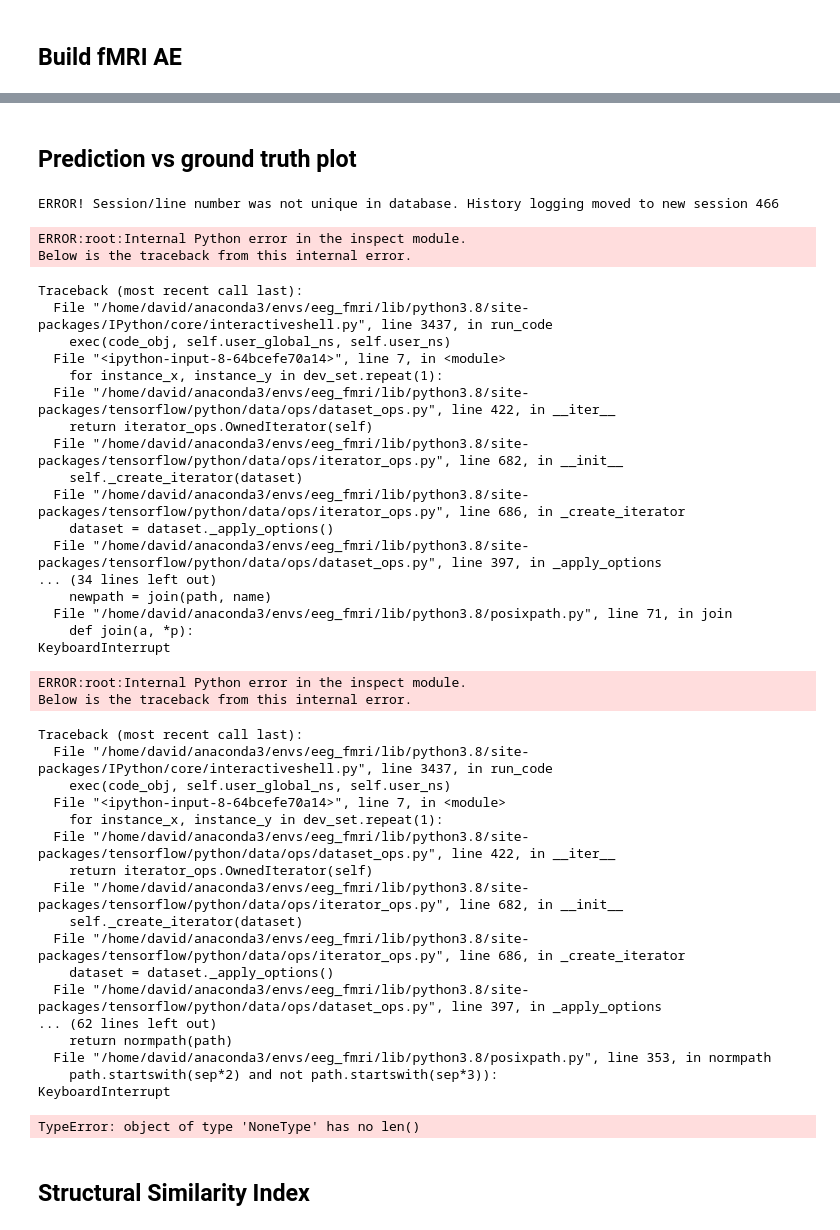
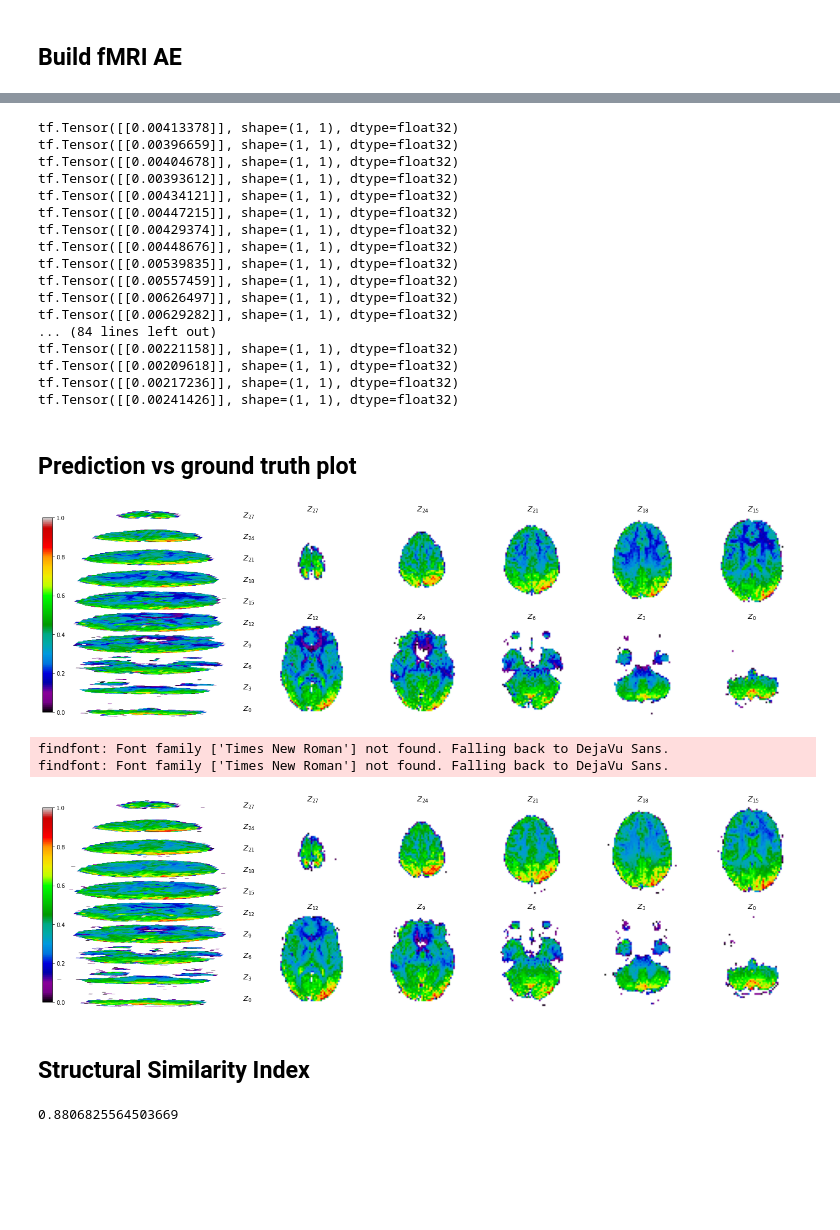
Before and after one commit to DCalhas/eeg_to_fmri, a Jupyter notebook: src/notebooks/eeg_to_fmri_activation.ipynb, the cells around one changed output, grey strips where cells are left out. Saved outputs shown, nothing was run; the diff lists cells and outputs as text; code cells hidden in the pictures; blank space fills up the shorter version.

```diff
--- a/src/notebooks/eeg_to_fmri_activation.ipynb
+++ b/src/notebooks/eeg_to_fmri_activation.ipynb
@@ -243,6 +79,6 @@ class EEG_to_fMRI(tf.keras.Model):
 # %%
 with tf.device('/CPU:0'):
-    model = EEG_to_fMRI(latent_dimension, eeg_train.shape[1:], na_specification, 4,
+    model = eeg_to_fmri.EEG_to_fMRI(latent_dimension, eeg_train.shape[1:], na_specification, 4,
                         weight_decay=0.000, skip_connections=True,
                         batch_norm=True, #dropout=False,
                         local=True, seed=None,
@@ -296,62 +120,51 @@ TypeError: object of type 'NoneType' has no len()
+# %%
+for instance_x, instance_y in dev_set.repeat(1):
+    print(losses_utils.mse(instance_y, model([instance_x, instance_y])[0]))
+# %% [output]
+tf.Tensor([[0.00413378]], shape=(1, 1), dtype=float32)
+tf.Tensor([[0.00396659]], shape=(1, 1), dtype=float32)
+tf.Tensor([[0.00404678]], shape=(1, 1), dtype=float32)
+tf.Tensor([[0.00393612]], shape=(1, 1), dtype=float32)
+tf.Tensor([[0.00434121]], shape=(1, 1), dtype=float32)
+tf.Tensor([[0.00447215]], shape=(1, 1), dtype=float32)
+tf.Tensor([[0.00429374]], shape=(1, 1), dtype=float32)
+tf.Tensor([[0.00448676]], shape=(1, 1), dtype=float32)
+tf.Tensor([[0.00539835]], shape=(1, 1), dtype=float32)
+tf.Tensor([[0.00557459]], shape=(1, 1), dtype=float32)
+tf.Tensor([[0.00626497]], shape=(1, 1), dtype=float32)
+tf.Tensor([[0.00629282]], shape=(1, 1), dtype=float32)
+... (84 lines left out)
+tf.Tensor([[0.00221158]], shape=(1, 1), dtype=float32)
+tf.Tensor([[0.00209618]], shape=(1, 1), dtype=float32)
+tf.Tensor([[0.00217236]], shape=(1, 1), dtype=float32)
+tf.Tensor([[0.00241426]], shape=(1, 1), dtype=float32)
 # %% [markdown]
 ## Prediction vs ground truth plot
 # %%
 from utils import viz_utils
 
-save_path = "/home/david/eeg_to_fmri/plots/100_instances/"
+save_path = "/home/ist_davidcalhas/eeg_to_fmri/plots/100_instances/"
 plot_format="png"
 
 instance = 1
 for instance_x, instance_y in dev_set.repeat(1):
     fig = viz_utils.plot_3D_representation_projected_slices(instance_y.numpy()[0])
-    plt.savefig(save_path + str(instance) + "_ground_truth."+plot_format, format=plot_format)
+    #plt.savefig(save_path + str(instance) + "_ground_truth."+plot_format, format=plot_format)
+    fig.show()
 
     fig = viz_utils.plot_3D_representation_projected_slices(model([instance_x, instance_y])[0].numpy()[0])
-    plt.savefig(save_path + str(instance) + "_predicted."+plot_format, format=plot_format)
-
+    #plt.savefig(save_path + str(instance) + "_predicted."+plot_format, format=plot_format)
+    fig.show()
     instance += 1
+    break
 # %% [output]
+[figure, added]
-ERROR! Session/line number was not unique in database. History logging moved to new session 466
+findfont: Font family ['Times New Roman'] not found. Falling back to DejaVu Sans.
+findfont: Font family ['Times New Roman'] not found. Falling back to DejaVu Sans.
-ERROR:root:Internal Python error in the inspect module.
-Below is the traceback from this internal error.
-Traceback (most recent call last):
-  File "/home/david/anaconda3/envs/eeg_fmri/lib/python3.8/site-packages/IPython/core/interactiveshell.py", line 3437, in run_code
-    exec(code_obj, self.user_global_ns, self.user_ns)
-  File "<ipython-input-8-64bcefe70a14>", line 7, in <module>
-    for instance_x, instance_y in dev_set.repeat(1):
-  File "/home/david/anaconda3/envs/eeg_fmri/lib/python3.8/site-packages/tensorflow/python/data/ops/dataset_ops.py", line 422, in __iter__
-    return iterator_ops.OwnedIterator(self)
-  File "/home/david/anaconda3/envs/eeg_fmri/lib/python3.8/site-packages/tensorflow/python/data/ops/iterator_ops.py", line 682, in __init__
-    self._create_iterator(dataset)
-  File "/home/david/anaconda3/envs/eeg_fmri/lib/python3.8/site-packages/tensorflow/python/data/ops/iterator_ops.py", line 686, in _create_iterator
-    dataset = dataset._apply_options()
-  File "/home/david/anaconda3/envs/eeg_fmri/lib/python3.8/site-packages/tensorflow/python/data/ops/dataset_ops.py", line 397, in _apply_options
-... (34 lines left out)
-    newpath = join(path, name)
-  File "/home/david/anaconda3/envs/eeg_fmri/lib/python3.8/posixpath.py", line 71, in join
-    def join(a, *p):
-KeyboardInterrupt
-ERROR:root:Internal Python error in the inspect module.
-Below is the traceback from this internal error.
-Traceback (most recent call last):
-  File "/home/david/anaconda3/envs/eeg_fmri/lib/python3.8/site-packages/IPython/core/interactiveshell.py", line 3437, in run_code
-    exec(code_obj, self.user_global_ns, self.user_ns)
-  File "<ipython-input-8-64bcefe70a14>", line 7, in <module>
-    for instance_x, instance_y in dev_set.repeat(1):
-  File "/home/david/anaconda3/envs/eeg_fmri/lib/python3.8/site-packages/tensorflow/python/data/ops/dataset_ops.py", line 422, in __iter__
-    return iterator_ops.OwnedIterator(self)
-  File "/home/david/anaconda3/envs/eeg_fmri/lib/python3.8/site-packages/tensorflow/python/data/ops/iterator_ops.py", line 682, in __init__
-    self._create_iterator(dataset)
-  File "/home/david/anaconda3/envs/eeg_fmri/lib/python3.8/site-packages/tensorflow/python/data/ops/iterator_ops.py", line 686, in _create_iterator
-    dataset = dataset._apply_options()
-  File "/home/david/anaconda3/envs/eeg_fmri/lib/python3.8/site-packages/tensorflow/python/data/ops/dataset_ops.py", line 397, in _apply_options
-... (62 lines left out)
-    return normpath(path)
-  File "/home/david/anaconda3/envs/eeg_fmri/lib/python3.8/posixpath.py", line 353, in normpath
-    path.startswith(sep*2) and not path.startswith(sep*3)):
-KeyboardInterrupt
-TypeError: object of type 'NoneType' has no len()
+[figure, added]
 # %% [markdown]
 ## Structural Similarity Index
 # %%
 metrics.ssim(dev_set, model)
+# %% [output]
+0.8806825564503669
```
Also changed, not shown: parts of 4 cells of this notebook.
